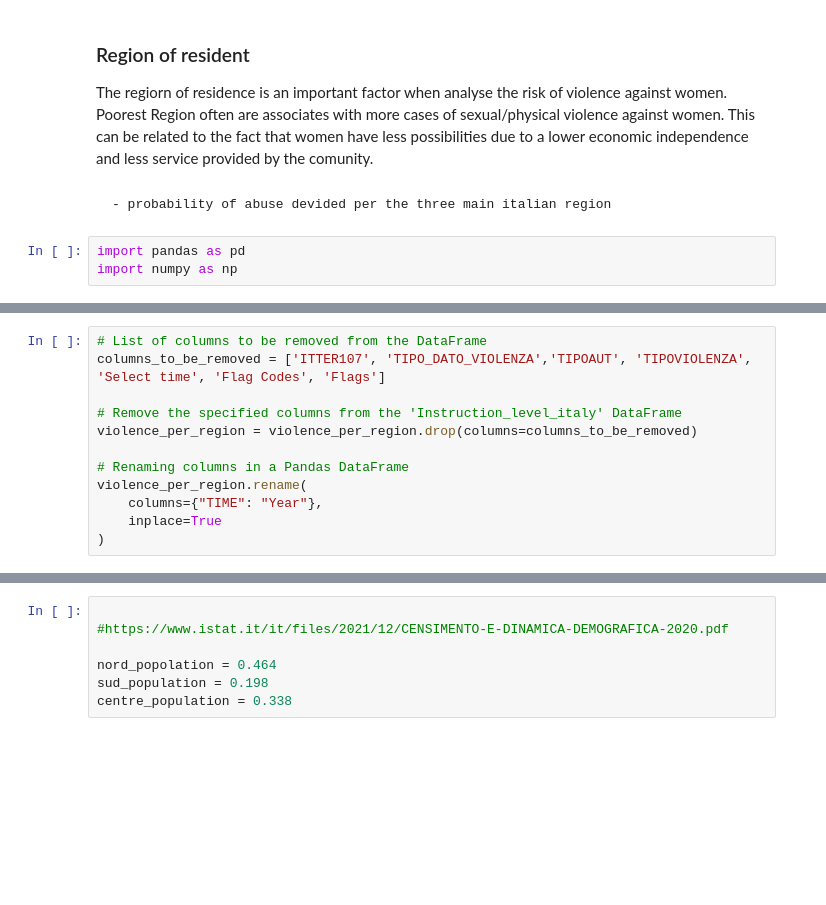
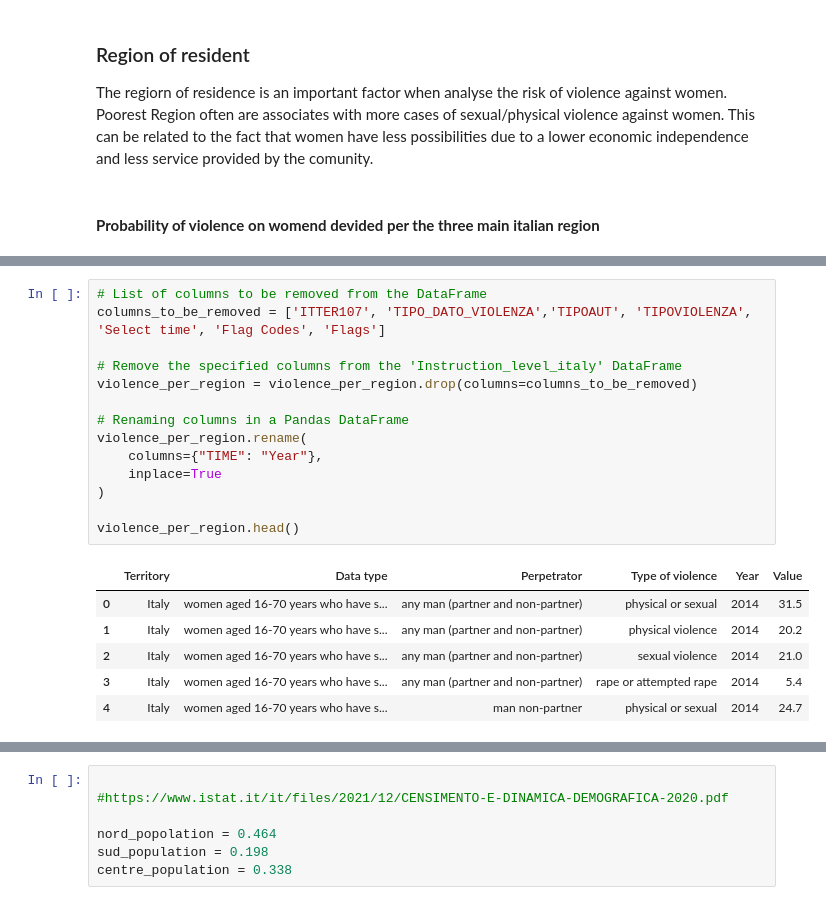
Before and after one commit to Cecilia8989/PfDA_Assignement, a Jupyter notebook: PfDA_Project_1.ipynb, the cells around one changed output, grey strips where cells are left out. Drawn from its saved outputs; the diff is of its cells as text; blank space fills up the shorter version.

```diff
--- a/PfDA_Project_1.ipynb
+++ b/PfDA_Project_1.ipynb
@@ -6,10 +9,7 @@
 
 The regiorn of residence is an important factor when analyse the risk of violence against women. Poorest Region often are associates with more cases of sexual/physical violence against women. This can be related to the fact that women have less possibilities due to a lower economic independence and less service provided by the comunity.
 # %% [markdown]
-    - probability of abuse devided per the three main italian region
+#### **Probability of violence on womend devided per the three main italian region**
-# %%
-import pandas as pd
-import numpy as np
 # %%
 #import the dataset Violence Divide per Region
 violence_per_region = pd.read_csv('DataSet/Violence divided per region.csv')
@@ -24,12 +24,21 @@ violence_per_region.head()
 # %%
 # List of columns to be removed from the DataFrame
 columns_to_be_removed = ['ITTER107', 'TIPO_DATO_VIOLENZA','TIPOAUT', 'TIPOVIOLENZA', 'Select time', 'Flag Codes', 'Flags']
 
 # Remove the specified columns from the 'Instruction_level_italy' DataFrame
 violence_per_region = violence_per_region.drop(columns=columns_to_be_removed)
 
 # Renaming columns in a Pandas DataFrame
 violence_per_region.rename(
     columns={"TIME": "Year"},
     inplace=True
 )
+
+violence_per_region.head()
+# %% [output]
+|  | Territory | Data type | Perpetrator | Type of violence | Year | Value |
+| 0 | Italy | women aged 16-70 years who have s... | any man (partner and non-partner) | physical or sexual | 2014 | 31.5 |
+| 1 | Italy | women aged 16-70 years who have s... | any man (partner and non-partner) | physical violence | 2014 | 20.2 |
+| 2 | Italy | women aged 16-70 years who have s... | any man (partner and non-partner) | sexual violence | 2014 | 21.0 |
+| 3 | Italy | women aged 16-70 years who have s... | any man (partner and non-partner) | rape or attempted rape | 2014 | 5.4 |
+| 4 | Italy | women aged 16-70 years who have s... | man non-partner | physical or sexual | 2014 | 24.7 |
```
Also changed, not shown: parts of 34 cells of this notebook, 1 other file.
